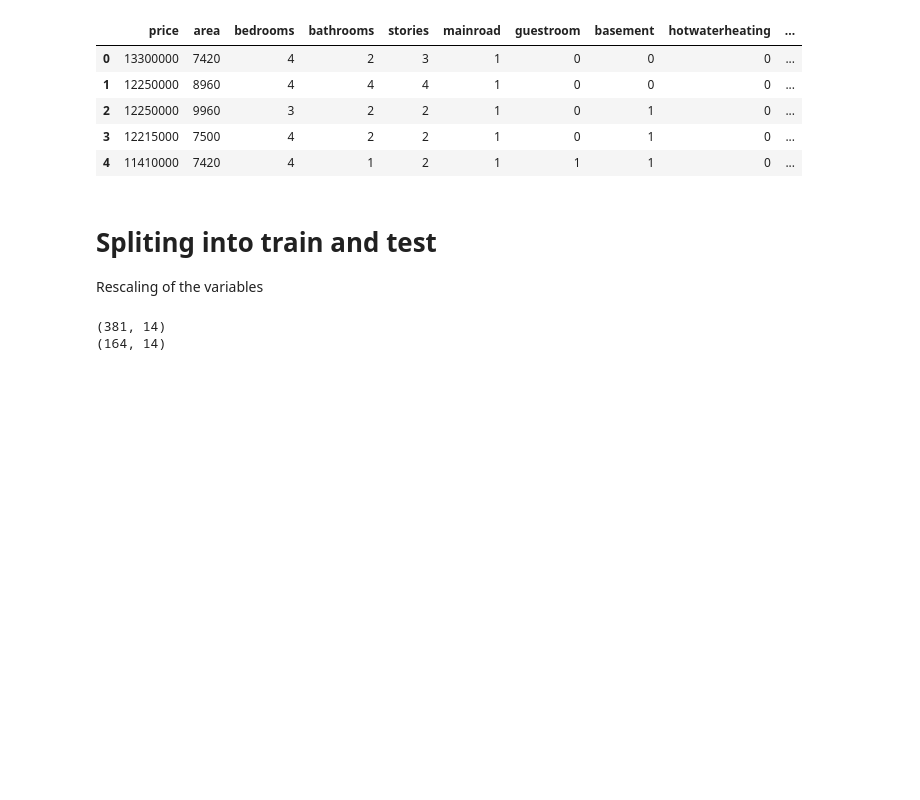
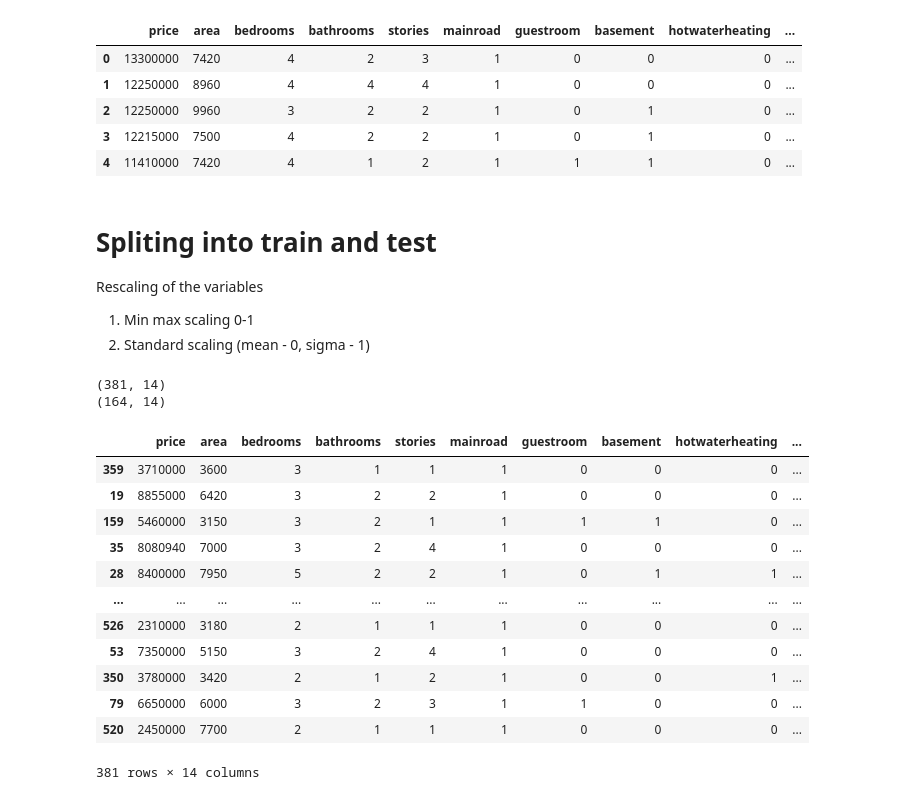
Before and after one commit to subhashiitb/IITKGP-ML, a Jupyter notebook: BasicsOfML/M1/S4/4.3/M1-S4-4.3.Multiple-Linear-Regression.ipynb, the cells around one changed output. Saved outputs shown, nothing was run; the diff lists cells and outputs as text; code cells hidden in the pictures; blank space fills up the shorter version.

```diff
--- a/BasicsOfML/M1/S4/4.3/M1-S4-4.3.Multiple-Linear-Regression.ipynb
+++ b/BasicsOfML/M1/S4/4.3/M1-S4-4.3.Multiple-Linear-Regression.ipynb
@@ -173,6 +173,8 @@ housing.head()
 # %% [markdown]
 # Spliting into train and test
 Rescaling of the variables
+1. Min max scaling 0-1
+2. Standard scaling (mean - 0, sigma - 1)
 # %%
 from sklearn.model_selection import train_test_split
 from sklearn.preprocessing import MinMaxScaler
@@ -183,3 +185,19 @@ print(df_test.shape)
 # %% [output]
 (381, 14)
 (164, 14)
+# %%
+df_train
+# %% [output]
+|  | price | area | bedrooms | bathrooms | stories | mainroad | guestroom | basement | hotwaterheating | ... |
+| 359 | 3710000 | 3600 | 3 | 1 | 1 | 1 | 0 | 0 | 0 | ... |
+| 19 | 8855000 | 6420 | 3 | 2 | 2 | 1 | 0 | 0 | 0 | ... |
+| 159 | 5460000 | 3150 | 3 | 2 | 1 | 1 | 1 | 1 | 0 | ... |
+| 35 | 8080940 | 7000 | 3 | 2 | 4 | 1 | 0 | 0 | 0 | ... |
+| 28 | 8400000 | 7950 | 5 | 2 | 2 | 1 | 0 | 1 | 1 | ... |
+| ... | ... | ... | ... | ... | ... | ... | ... | ... | ... | ... |
+| 526 | 2310000 | 3180 | 2 | 1 | 1 | 1 | 0 | 0 | 0 | ... |
+| 53 | 7350000 | 5150 | 3 | 2 | 4 | 1 | 0 | 0 | 0 | ... |
+| 350 | 3780000 | 3420 | 2 | 1 | 2 | 1 | 0 | 0 | 1 | ... |
+| 79 | 6650000 | 6000 | 3 | 2 | 3 | 1 | 1 | 0 | 0 | ... |
+| 520 | 2450000 | 7700 | 2 | 1 | 1 | 1 | 0 | 0 | 0 | ... |
+381 rows × 14 columns
```
Also changed, not shown: parts of 20 cells of this notebook.
